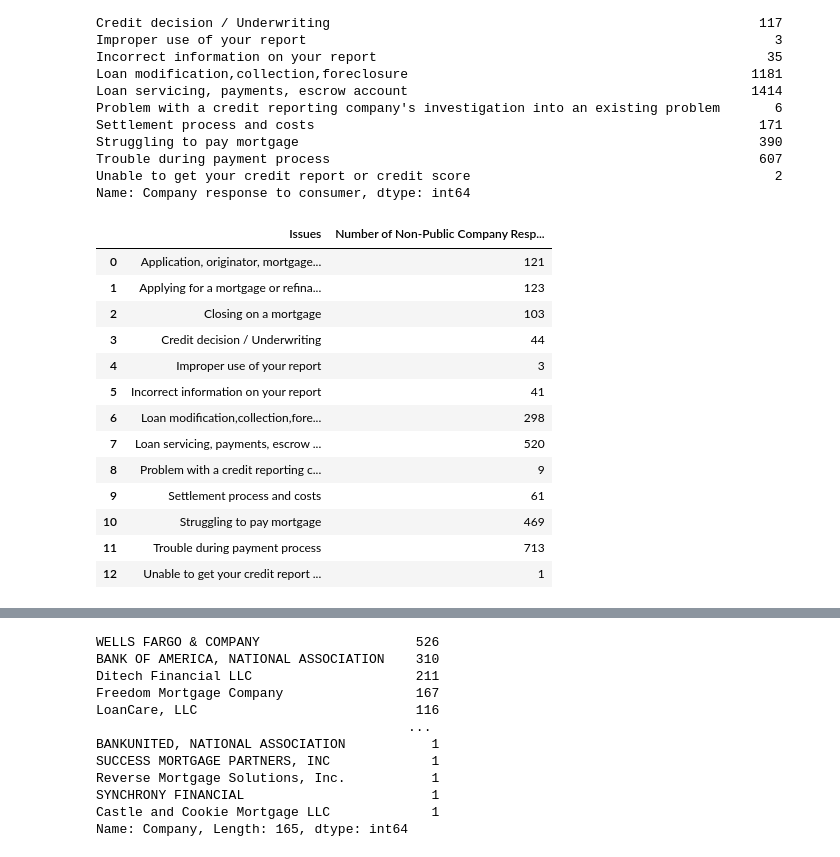
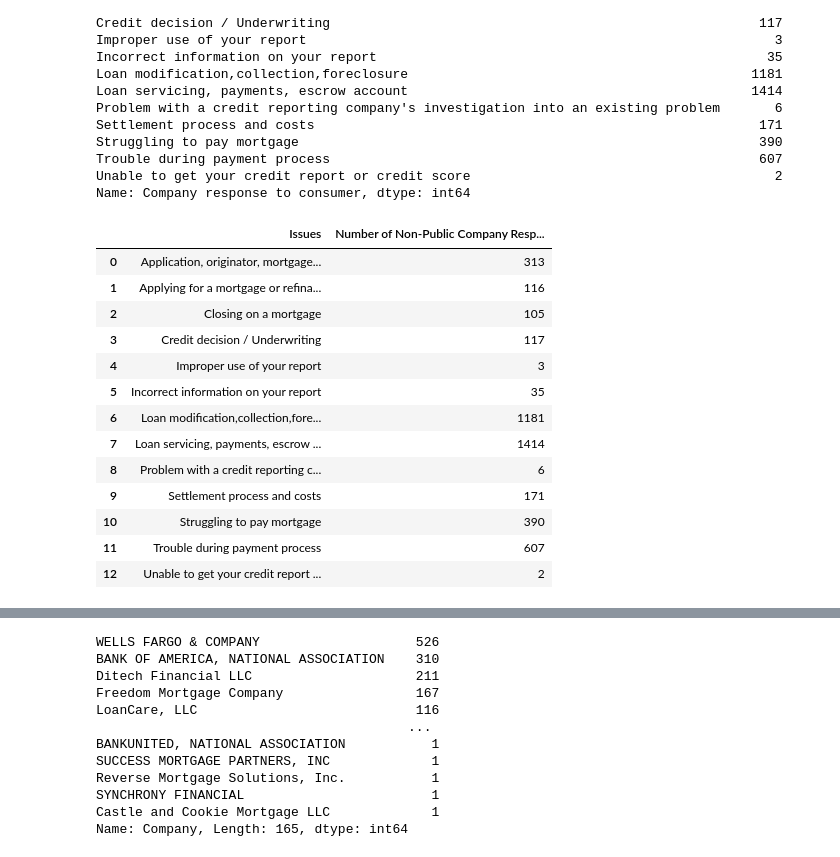
Before and after one commit to carlosvalenciano/Customer-Complaints, a Jupyter notebook: customer-complaints_jodee.ipynb, the cells around one changed output, grey strips where cells are left out. Drawn from its saved outputs; the diff is of its cells as text; code cells hidden in the pictures.

```diff
--- a/customer-complaints_jodee.ipynb
+++ b/customer-complaints_jodee.ipynb
@@ -660,35 +770,35 @@ Name: Company response to consumer, dtype: int64
 # %%
 #Making Non-Public Responses Tuple into a Dataframe
 NON_my_tuple_issues = (("Application, originator, mortgage broker", 313),
 ("Applying for a mortgage or refinancing an existing mortgage", 116),
 ("Closing on a mortgage", 105),
 ("Credit decision / Underwriting", 117),
 ("Improper use of your report", 3),
 ("Incorrect information on your report", 35),
 ("Loan modification,collection,foreclosure", 1181),
 ("Loan servicing, payments, escrow account", 1414),
 ("Problem with a credit reporting company's investigation into an existing problem", 6),
 ("Settlement process and costs", 171),
 ("Struggling to pay mortgage", 390),
 ("Trouble during payment process", 607),
 ("Unable to get your credit report or credit score", 2))
-NON_tuple_issues_df = pd.DataFrame(my_tuple_issues, columns=['Issues', "Number of Non-Public Company Responses"])
+NON_tuple_issues_df = pd.DataFrame(NON_my_tuple_issues, columns=['Issues', "Number of Non-Public Company Responses"])
 display(NON_tuple_issues_df)
 # %% [output]
 |  | Issues | Number of Non-Public Company Resp... |
-| 0 | Application, originator, mortgage... | 121 |
-| 1 | Applying for a mortgage or refina... | 123 |
-| 2 | Closing on a mortgage | 103 |
-| 3 | Credit decision / Underwriting | 44 |
+| 0 | Application, originator, mortgage... | 313 |
+| 1 | Applying for a mortgage or refina... | 116 |
+| 2 | Closing on a mortgage | 105 |
+| 3 | Credit decision / Underwriting | 117 |
 | 4 | Improper use of your report | 3 |
-| 5 | Incorrect information on your report | 41 |
-| 6 | Loan modification,collection,fore... | 298 |
-| 7 | Loan servicing, payments, escrow ... | 520 |
-| 8 | Problem with a credit reporting c... | 9 |
-| 9 | Settlement process and costs | 61 |
-| 10 | Struggling to pay mortgage | 469 |
-| 11 | Trouble during payment process | 713 |
-| 12 | Unable to get your credit report ... | 1 |
+| 5 | Incorrect information on your report | 35 |
+| 6 | Loan modification,collection,fore... | 1181 |
+| 7 | Loan servicing, payments, escrow ... | 1414 |
+| 8 | Problem with a credit reporting c... | 6 |
+| 9 | Settlement process and costs | 171 |
+| 10 | Struggling to pay mortgage | 390 |
+| 11 | Trouble during payment process | 607 |
+| 12 | Unable to get your credit report ... | 2 |
 # %%
 #Merging Dataframe
 Issues_tot_merge_df = tuple_issues_df.merge(NON_tuple_issues_df, how="outer", on="Issues")
```
Also changed, not shown: parts of 15 cells of this notebook, 1 other file.
